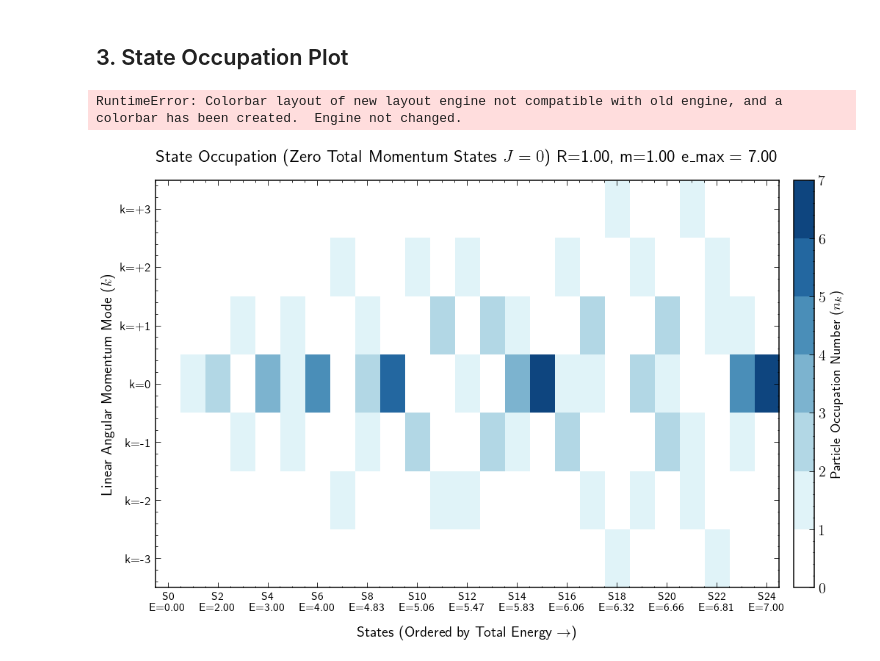
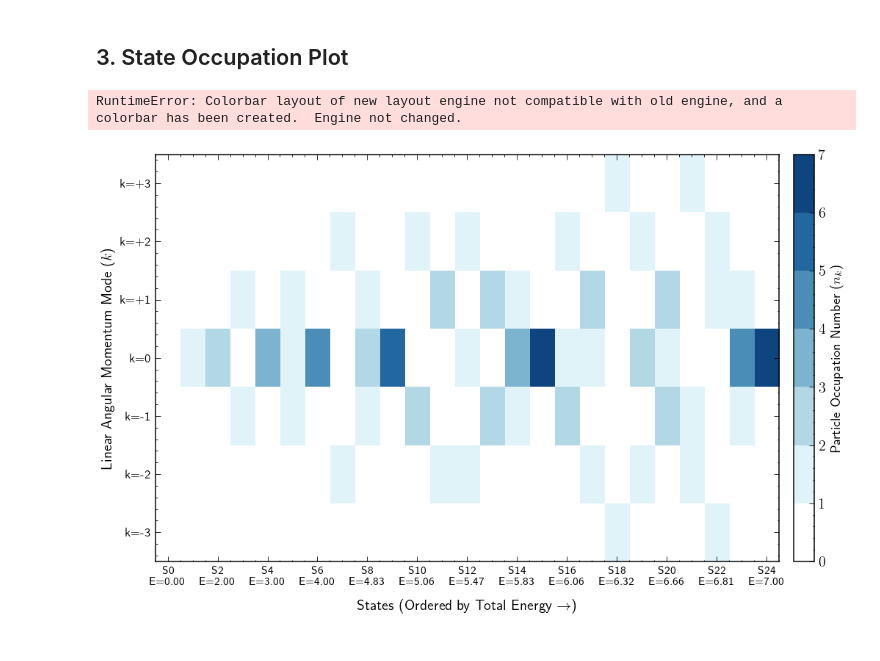
Before and after one commit to miarobin/FasterHT, a Jupyter notebook: basis_generation_timing.ipynb, the cells around one changed output. Drawn from its saved outputs; the diff is of its cells as text; code cells hidden in the pictures.

```diff
--- a/basis_generation_timing.ipynb
+++ b/basis_generation_timing.ipynb
@@ -122,7 +123,7 @@ def gen_parts(n_max):
     return PARTITIONS
 
 
-def coin_energies(l,mQ,r):
+def partition_energies(l,mQ,r):
     #Computes the energies of each possible partition for the state l.
     return [sum(map(lambda c: omega(c, mQ, r), change)) for change in PARTITIONS[l]]
 # %%
@@ -365,14 +365,23 @@ mQ = 1, r = 1.0
 # %% [markdown]
 ## 3. State Occupation Plot
 # %%
-# Hamiltonian Truncation Perameters.
-mQ = 1; r = 1.; e_max=7; lmaxeff = effective_lmax(e_max,e_max,mQ,r)
+# ---------------------------------
+# --- Setting Plot Parameters -----
+# ---------------------------------
 
+mQ = 1; r = 1.; e_max=7
+
+# ---------------------------------
+# ----- Generating the Basis ------
+# ---------------------------------
+
+# Effective maximum momentum state.
+lmaxeff = effective_lmax(e_max,e_max,mQ,r)
 # Generate the basis.
 basis, iterList = gen_basis(lmaxeff,e_max,mQ,r)
 
 
-# Possible Angular Momenta
+# List of Possible Angular Momenta.
 modes = list(range(-lmaxeff, lmaxeff+1))
 
 
@@ -393,7 +402,11 @@ for col_idx, stateDict in enumerate(sorted_states):
     grid_matrix[:, col_idx] = [stateDict[x] if x in stateDict else 0 for x in modes]
 
 
-# --- Plotting the Grid Heatmap ---
+# ---------------------------------
+# ------- Running the plot --------
+# ---------------------------------
+
+
 fig, ax = plt.subplots(figsize=(11, 6))
 
 #DISCRETE COLOUR MAP for the plot. Add more colours if more than 10 occupation number required.:
@@ -409,32 +422,31 @@ cax = ax.imshow(grid_matrix, cmap=blue_cmap, aspect='auto', origin='lower',inter
 mode_labels = [f"k={m}" if m <= 0 else f"k=+{m}" for m in modes] # Separating positive and negative angular momenta.
 ax.set_yticks(np.arange(len(modes)))
 ax.set_yticklabels(mode_labels, fontsize=10)
 ax.set_ylabel("Linear Angular Momentum Mode ($k$)", fontsize=12)
 
 # Axis Configuration (X-Axis: Energy Sorted States)
 state_labels = [f"S{i}\nE={item:.2f}" for i, item in enumerate(sorted_energies)]
 if len(state_labels)>15:
     # Reducing the number of state labels if it becomes too large, as unreadable.
     _state_labels=state_labels[::int(math.ceil(len(state_labels)/15))]
     ax.set_xticks(np.arange(0,len(sorted_states),int(math.ceil(len(state_labels)/15))))
     ax.set_xticklabels(_state_labels, fontsize=9)
 
 else:
     ax.set_xticks(np.arange(0,len(sorted_states)))
     ax.set_xticklabels(state_labels, fontsize=9)
 
 ax.set_xlabel("States (Ordered by Total Energy $\\rightarrow$)", fontsize=12, labelpad=10)
 
-ax.set_title(f"State Occupation (Zero Total Momentum States $J=0$) R={r:.2f}, m={mQ:.2f} e_max = {e_max:.2f}", fontsize=14, pad=15)
 
 # Setup a clean discrete colorbar for occupation levels
 max_occ = int(np.max(grid_matrix))
 cbar = fig.colorbar(cax, ax=ax, ticks=np.arange(max_occ + 1), pad=0.02)
 cbar.set_label('Particle Occupation Number ($n_k$)', fontsize=11)
 
 plt.grid(False) # Turn off the default global grid overlay to keep image clean
 plt.tight_layout()
 plt.show()
 # %% [output]
 RuntimeError: Colorbar layout of new layout engine not compatible with old engine, and a colorbar has been created.  Engine not changed.
-[figure, old version]
+[figure, new version]
```
Also changed, not shown: parts of 6 cells of this notebook.
